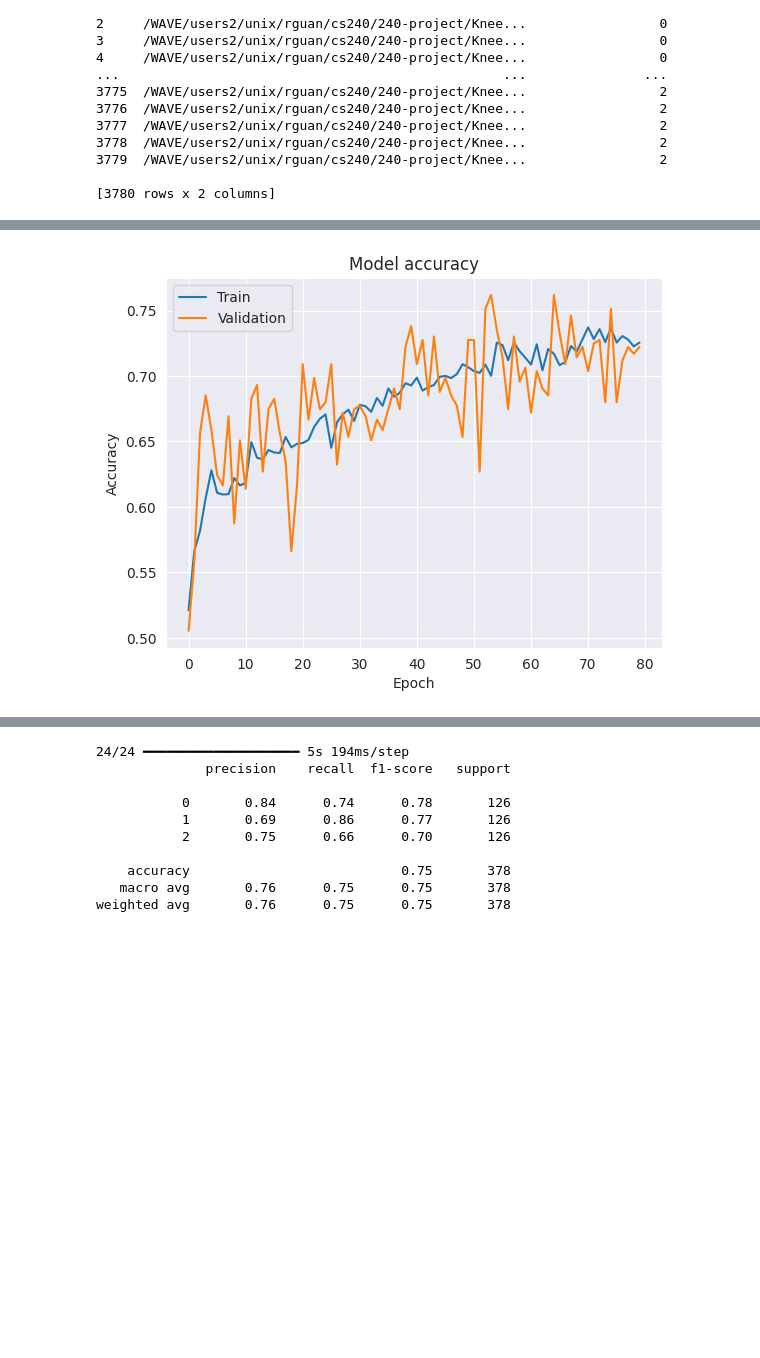
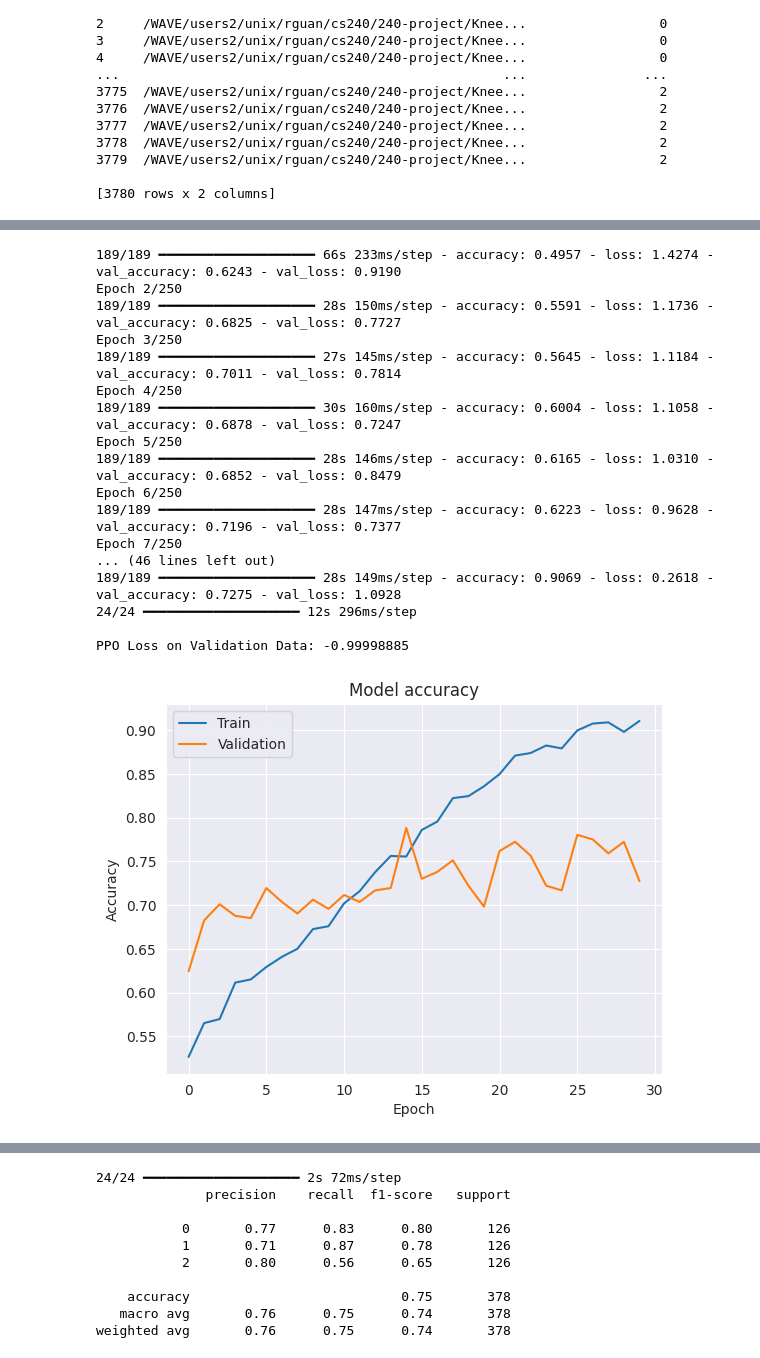
Before and after one commit to RuiwenG/240-project, a Jupyter notebook: test.ipynb, the cells around one changed output, grey strips where cells are left out. Saved outputs shown, nothing was run; the diff lists cells and outputs as text; code cells hidden in the pictures; blank space fills up the shorter version.

```diff
--- a/test.ipynb
+++ b/test.ipynb
@@ -226,23 +226,17 @@ img_size = (224, 224)
 channels = 3
 img_shape = (img_size[0], img_size[1], channels)
 # modification
-tr_gen = ImageDataGenerator(rescale=1.0 / 255,
-                            rotation_range=20,      # Rotate images by 20 degrees
-                            width_shift_range=0.2,  # Shift width
-                            height_shift_range=0.2, # Shift height
-                            shear_range=0.2,        # Shear transformation
-                            horizontal_flip=True,   # Flip images horizontally
-                            fill_mode='nearest')
-ts_gen = ImageDataGenerator(rescale=1.0 / 255,
-                            rotation_range=20,      # Rotate images by 20 degrees
-                            width_shift_range=0.2,  # Shift width
-                            height_shift_range=0.2, # Shift height
-                            shear_range=0.2,        # Shear transformation
-                            horizontal_flip=True,   # Flip images horizontally
-                            fill_mode='nearest')
+tr_gen = ImageDataGenerator(rescale=1.0 / 255)
+ts_gen = ImageDataGenerator(rescale=1.0 / 255)
 
 # comment out some features for the image data generator
 # zoom_range=0.2,         # Zoom in/out
+# rotation_range=20,      # Rotate images by 20 degrees
+#                             width_shift_range=0.2,  # Shift width
+#                             height_shift_range=0.2, # Shift height
+#                             shear_range=0.2,        # Shear transformation
+#                             horizontal_flip=True,   # Flip images horizontally
+#                             fill_mode='nearest'
 
 train_gen_new = tr_gen.flow_from_dataframe(
     train_df_new,
@@ -327,7 +321,11 @@ from keras.optimizers import Adam
 def create_xception_model(input_shape, num_classes=8, learning_rate=1e-4):
     inputs = Input(shape=input_shape, name="Input_Layer")
     base_model = InceptionV3(weights="imagenet", input_tensor=inputs, include_top=False)
+    # fine tune the remaining layers
     base_model.trainable = False
+    # for layer in base_model.layers[:249]:
+    #     layer.trainable = False
+
     x = base_model.output
     height, width, channels = x.shape[1], x.shape[2], x.shape[3]
     x = Reshape((height * width, channels), name="Reshape_to_Sequence")(x)
@@ -340,7 +338,11 @@ def create_xception_model(input_shape, num_classes=8, learning_rate=1e-4):
 
     x = Dense(512, activation="relu", name="FC_512")(x)
     x = BatchNormalization(name="Batch_Normalization")(x)
-    x = Dropout(0.4, name="Dropout_512")(x)
+    x = Dropout(0.6, name="Dropout_512")(x)
+
+    x = Dense(512, activation="relu", name="FC_512_2")(x)
+    x = BatchNormalization(name="Batch_Normalization_2")(x)
+    x = Dropout(0.4, name="Dropout_512_2")(x)
 
     # shortcut = Dense(512, activation="relu")(x)
     # shortcut = BatchNormalization()(shortcut)
@@ -467 +459,18 @@ PPO Loss on Validation Data: -1.0
+189/189 ━━━━━━━━━━━━━━━━━━━━ 66s 233ms/step - accuracy: 0.4957 - loss: 1.4274 - val_accuracy: 0.6243 - val_loss: 0.9190
+Epoch 2/250
+189/189 ━━━━━━━━━━━━━━━━━━━━ 28s 150ms/step - accuracy: 0.5591 - loss: 1.1736 - val_accuracy: 0.6825 - val_loss: 0.7727
+Epoch 3/250
+189/189 ━━━━━━━━━━━━━━━━━━━━ 27s 145ms/step - accuracy: 0.5645 - loss: 1.1184 - val_accuracy: 0.7011 - val_loss: 0.7814
+Epoch 4/250
+189/189 ━━━━━━━━━━━━━━━━━━━━ 30s 160ms/step - accuracy: 0.6004 - loss: 1.1058 - val_accuracy: 0.6878 - val_loss: 0.7247
+Epoch 5/250
+189/189 ━━━━━━━━━━━━━━━━━━━━ 28s 146ms/step - accuracy: 0.6165 - loss: 1.0310 - val_accuracy: 0.6852 - val_loss: 0.8479
+Epoch 6/250
+189/189 ━━━━━━━━━━━━━━━━━━━━ 28s 147ms/step - accuracy: 0.6223 - loss: 0.9628 - val_accuracy: 0.7196 - val_loss: 0.7377
+Epoch 7/250
+... (46 lines left out)
+189/189 ━━━━━━━━━━━━━━━━━━━━ 28s 149ms/step - accuracy: 0.9069 - loss: 0.2618 - val_accuracy: 0.7275 - val_loss: 1.0928
+24/24 ━━━━━━━━━━━━━━━━━━━━ 12s 296ms/step
+
+PPO Loss on Validation Data: -0.99998885
-[figure, old version]
+[figure, new version]
@@ -469,10 +478,10 @@ PPO Loss on Validation Data: -1.0
-24/24 ━━━━━━━━━━━━━━━━━━━━ 5s 194ms/step
-              precision    recall  f1-score   support
-
-           0       0.84      0.74      0.78       126
-           1       0.69      0.86      0.77       126
-           2       0.75      0.66      0.70       126
-
-    accuracy                           0.75       378
-   macro avg       0.76      0.75      0.75       378
-weighted avg       0.76      0.75      0.75       378
+24/24 ━━━━━━━━━━━━━━━━━━━━ 2s 72ms/step
+              precision    recall  f1-score   support
+
+           0       0.77      0.83      0.80       126
+           1       0.71      0.87      0.78       126
+           2       0.80      0.56      0.65       126
+
+    accuracy                           0.75       378
+   macro avg       0.76      0.75      0.74       378
+weighted avg       0.76      0.75      0.74       378
```
Also changed, not shown: parts of 2 cells of this notebook.
